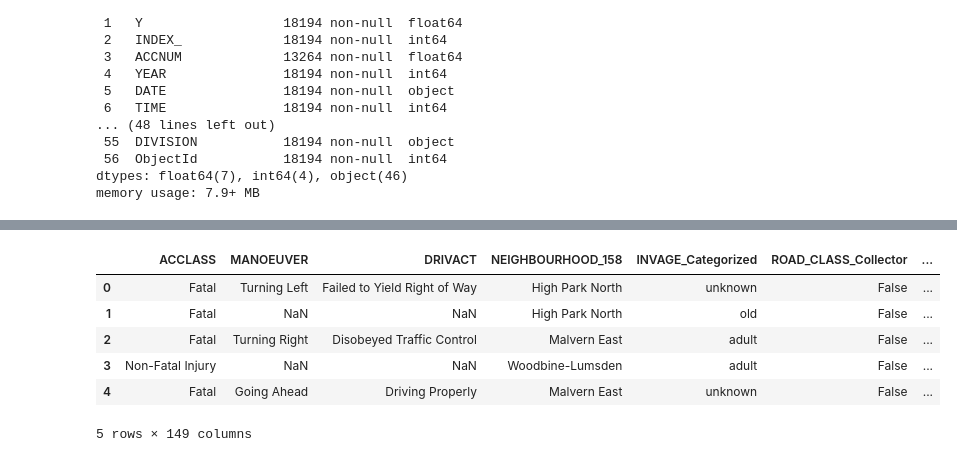
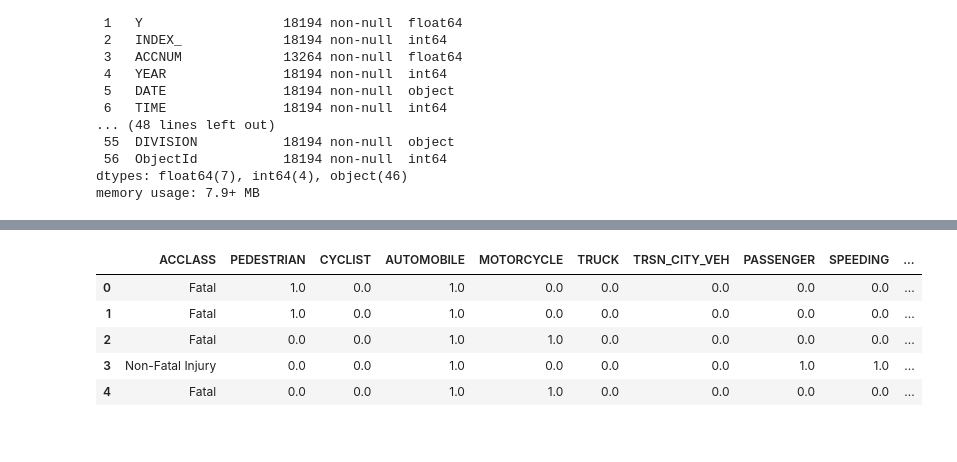
Before and after one commit to ItsJainam28/Collision-Fatality, a Jupyter notebook: groupproject_phase1.ipynb, the cells around one changed output, grey strips where cells are left out. Cells and saved outputs as stored; diff of their text form; code cells hidden in the pictures.

```diff
--- a/groupproject_phase1.ipynb
+++ b/groupproject_phase1.ipynb
@@ -64,11 +64,6 @@ import seaborn as sns
 # %%
-features = [ 'ROAD_CLASS', 'DISTRICT', 'LOCCOORD', 'TRAFFCTL', 'VISIBILITY', 'LIGHT', 'RDSFCOND', 'ACCLASS', 'IMPACTYPE', 'INVTYPE', 'INVAGE', 'INJURY', 'INITDIR', 'MANOEUVER', 'DRIVACT', 'PEDACT', 'CYCACT', 'PEDESTRIAN', 'CYCLIST', 'AUTOMOBILE', 'MOTORCYCLE', 'TRUCK', 'TRSN_CITY_VEH', 'PASSENGER', 'SPEEDING', 'AG_DRIV', 'REDLIGHT', 'ALCOHOL', 'NEIGHBOURHOOD_158']
+features = [ 'ROAD_CLASS', 'DISTRICT', 'LOCCOORD', 'TRAFFCTL', 'VISIBILITY', 'LIGHT', 'RDSFCOND', 'ACCLASS', 'IMPACTYPE', 'INVTYPE', 'INVAGE', 'INJURY', 'INITDIR', 'MANOEUVER','DRIVACT','PEDTYPE','CYCACT', 'PEDESTRIAN', 'CYCLIST', 'AUTOMOBILE', 'MOTORCYCLE', 'TRUCK', 'TRSN_CITY_VEH', 'PASSENGER', 'SPEEDING', 'AG_DRIV', 'REDLIGHT', 'ALCOHOL', 'NEIGHBOURHOOD_158']
 binary_features = ['PEDESTRIAN', 'CYCLIST', 'AUTOMOBILE', 'MOTORCYCLE', 'TRUCK', 'TRSN_CITY_VEH', 'PASSENGER', 'SPEEDING', 'AG_DRIV', 'REDLIGHT', 'ALCOHOL']
 mode_features = ['ROAD_CLASS', 'DISTRICT','LOCCOORD', 'TRAFFCTL', 'VISIBILITY', 'LIGHT', 'RDSFCOND','IMPACTYPE', 'INVTYPE', 'INJURY', 'INITDIR' , 'INVAGE_Categorized']
-hash_features = ['MANOEUVER', 'DRIVACT', 'PEDACT', 'CYCACT', 'NEIGHBOURHOOD_158']
-def drop_unnecassary_columns(df, features):
-    for column in df.columns:
-        if column not in features:
-            df.drop(column, axis=1, inplace=True)
-    return df
-df = drop_unnecassary_columns(sigma_df, features)
+hash_features = ['NEIGHBOURHOOD_158']
+columns_to_onehot_encode = ['ROAD_CLASS', 'DISTRICT', 'LOCCOORD', 'TRAFFCTL', 'VISIBILITY', 'LIGHT', 'RDSFCOND', 'IMPACTYPE', 'INVTYPE', 'INJURY', 'INITDIR', 'DRIVACT','PEDTYPE','CYCACT','PEDESTRIAN', 'CYCLIST', 'AUTOMOBILE', 'MOTORCYCLE', 'TRUCK', 'TRSN_CITY_VEH', 'PASSENGER', 'SPEEDING', 'AG_DRIV', 'REDLIGHT', 'ALCOHOL', 'INVAGE_Categorized']
@@ -209,36 +231,52 @@ dtype: int64
 # %%
-def apply_one_hot_encoding_to_columns(df, columns):
+from sklearn.preprocessing import OneHotEncoder
+
+def apply_one_hot_encoding_to_object_columns(df):
     """
-    Applies one-hot encoding to specified columns in a dataframe.
+    Applies one-hot encoding to columns of dtype 'object' in a dataframe using sklearn.
 
     Parameters:
     - df: pandas.DataFrame, the original dataframe.
-    - columns: list, a list of column names to be one-hot encoded.
 
     Returns:
     - pandas.DataFrame, the modified dataframe with one-hot encoded columns added.
     """
-    for column in columns:
-        encoded_columns = pd.get_dummies(df[column], prefix=column)
-        df = pd.concat([df, encoded_columns], axis=1)
-        df.drop(column, axis=1, inplace=True)  # Optionally drop the original column
+    object_columns = df.select_dtypes(include=['object']).columns
+    object_columns = [col for col in object_columns if col != 'ACCLASS']
+    encoder = OneHotEncoder(drop='first', sparse=False)
+
+    for column in object_columns:
+        encoded_array = encoder.fit_transform(df[[column]])
+        encoded_df = pd.DataFrame(encoded_array, columns=encoder.get_feature_names_out([column]))
+        df = pd.concat([df, encoded_df], axis=1)
+        df.drop(column, axis=1, inplace=True)
 
     return df
 
-# Columns to be one-hot encoded
-columns_to_onehot_encode = ['ROAD_CLASS', 'DISTRICT', 'LOCCOORD', 'TRAFFCTL', 'VISIBILITY', 'LIGHT', 'RDSFCOND', 'IMPACTYPE', 'INVTYPE', 'INJURY', 'INITDIR', 'PEDACT', 'CYCACT', 'PEDESTRIAN', 'CYCLIST', 'AUTOMOBILE', 'MOTORCYCLE', 'TRUCK', 'TRSN_CITY_VEH', 'PASSENGER', 'SPEEDING', 'AG_DRIV', 'REDLIGHT', 'ALCOHOL']
-
-
 # Applying the one-hot encoding function to the dataframe
-data_encoded = apply_one_hot_encoding_to_columns(df, columns_to_onehot_encode)
-
+data_encoded = apply_one_hot_encoding_to_object_columns(df)
 # Display the first few rows of the modified dataframe to verify the changes
 data_encoded.head()
+
+def target_classes_encoding(df, target_column='ACCLASS'):
+    """
+    Replaces the values in the target column with 0 and 1.
+
+    Parameters:
+    - df: pandas.DataFrame, the original dataframe.
+    - target_column: str, the name of the target variable column.
+
+    Returns:
+    - pandas.DataFrame, the modified dataframe with the target variable replaced.
+    """
+    df[target_column] = df[target_column].replace({'Non-Fatal': 0, 'Fatal': 1})
+    return df
+
+df = target_classes_encoding(df)
 # %% [output]
-|  | ACCLASS | MANOEUVER | DRIVACT | NEIGHBOURHOOD_158 | INVAGE_Categorized | ROAD_CLASS_Collector | ... |
-| 0 | Fatal | Turning Left | Failed to Yield Right of Way | High Park North | unknown | False | ... |
-| 1 | Fatal | NaN | NaN | High Park North | old | False | ... |
-| 2 | Fatal | Turning Right | Disobeyed Traffic Control | Malvern East | adult | False | ... |
-| 3 | Non-Fatal Injury | NaN | NaN | Woodbine-Lumsden | adult | False | ... |
-| 4 | Fatal | Going Ahead | Driving Properly | Malvern East | unknown | False | ... |
+|  | ACCLASS | PEDESTRIAN | CYCLIST | AUTOMOBILE | MOTORCYCLE | TRUCK | TRSN_CITY_VEH | PASSENGER | SPEEDING | ... |
+| 0 | Fatal | 1.0 | 0.0 | 1.0 | 0.0 | 0.0 | 0.0 | 0.0 | 0.0 | ... |
+| 1 | Fatal | 1.0 | 0.0 | 1.0 | 0.0 | 0.0 | 0.0 | 0.0 | 0.0 | ... |
+| 2 | Fatal | 0.0 | 0.0 | 1.0 | 1.0 | 0.0 | 0.0 | 0.0 | 0.0 | ... |
+| 3 | Non-Fatal Injury | 0.0 | 0.0 | 1.0 | 0.0 | 0.0 | 0.0 | 1.0 | 1.0 | ... |
+| 4 | Fatal | 0.0 | 0.0 | 1.0 | 1.0 | 0.0 | 0.0 | 0.0 | 0.0 | ... |
-5 rows × 149 columns
```
Also changed, not shown: parts of 13 cells of this notebook, 2 other files.
